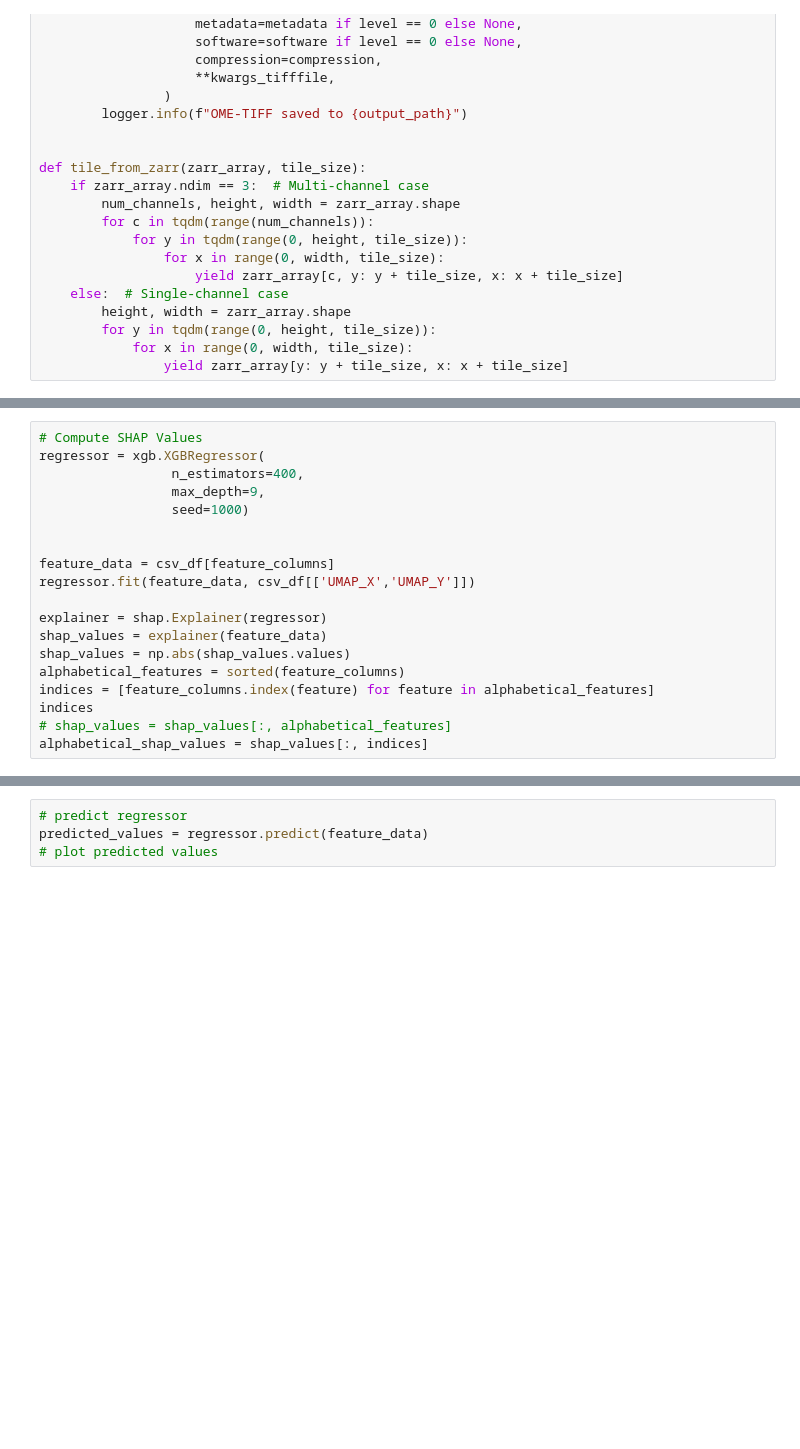
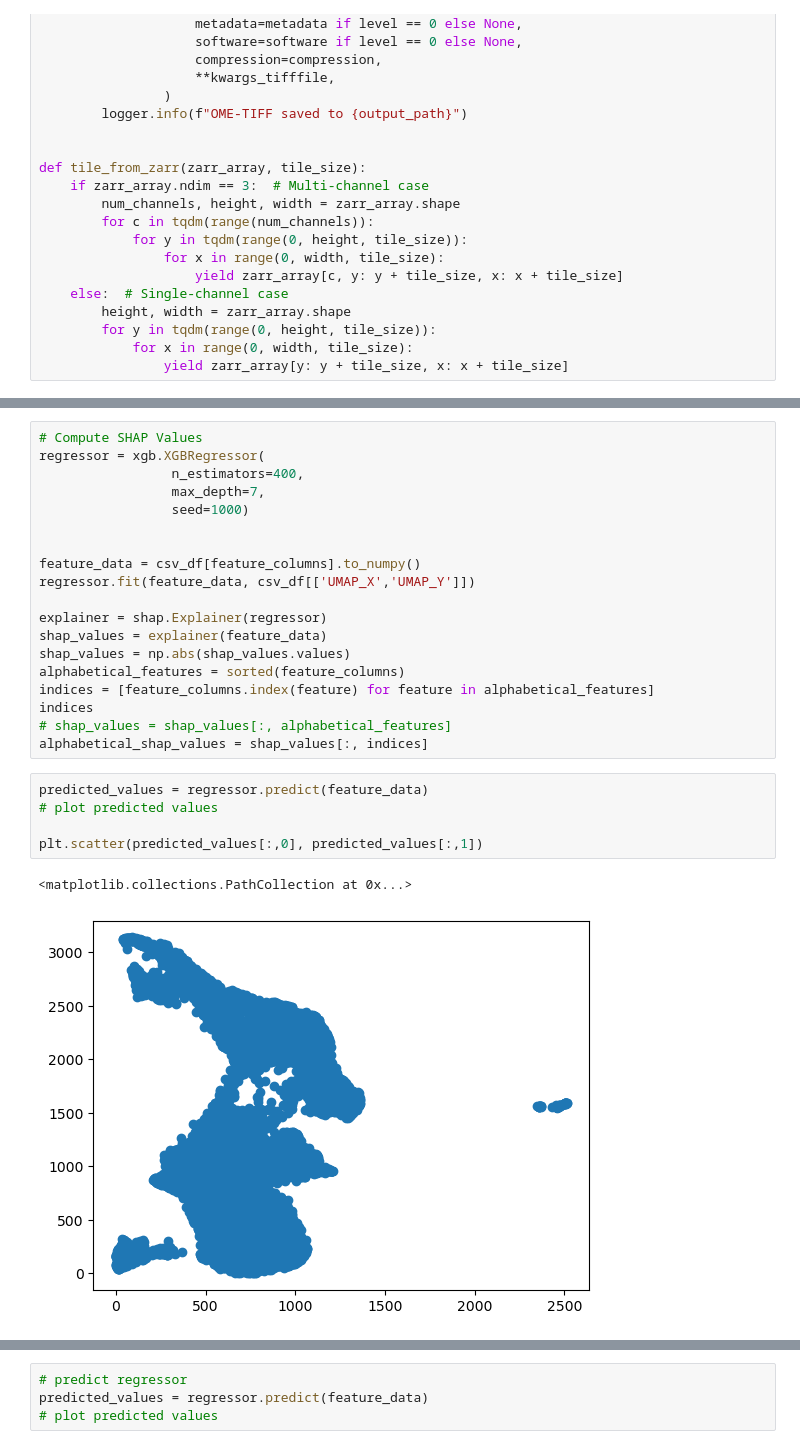
Before and after one commit to simonwarchol/seal, a Jupyter notebook: notebooks/process_data.ipynb, the cells around one changed output, grey strips where cells are left out. Cells and saved outputs as stored; diff of their text form; blank space fills up the shorter version.

```diff
--- a/notebooks/process_data.ipynb
+++ b/notebooks/process_data.ipynb
@@ -531,11 +531,11 @@ write_ome_tiff_from_zarr(IMAGE_PATH, im_zarr_tiled, OUTPUT_TIFF_PATH)
 # Compute SHAP Values
 regressor = xgb.XGBRegressor(
                  n_estimators=400,
-                 max_depth=9,
+                 max_depth=7,
                  seed=1000)
 
 
-feature_data = csv_df[feature_columns]
+feature_data = csv_df[feature_columns].to_numpy()
 regressor.fit(feature_data, csv_df[['UMAP_X','UMAP_Y']])
 
 explainer = shap.Explainer(regressor)
@@ -546,3 +546,11 @@ indices = [feature_columns.index(feature) for feature in alphabetical_features]
 indices
 # shap_values = shap_values[:, alphabetical_features]
 alphabetical_shap_values = shap_values[:, indices]
+# %%
+predicted_values = regressor.predict(feature_data)
+# plot predicted values
+
+plt.scatter(predicted_values[:,0], predicted_values[:,1])
+# %% [output]
+<matplotlib.collections.PathCollection at 0x...>
+[figure, added]
```
Also changed, not shown: parts of 15 cells of this notebook, 5 other files.
